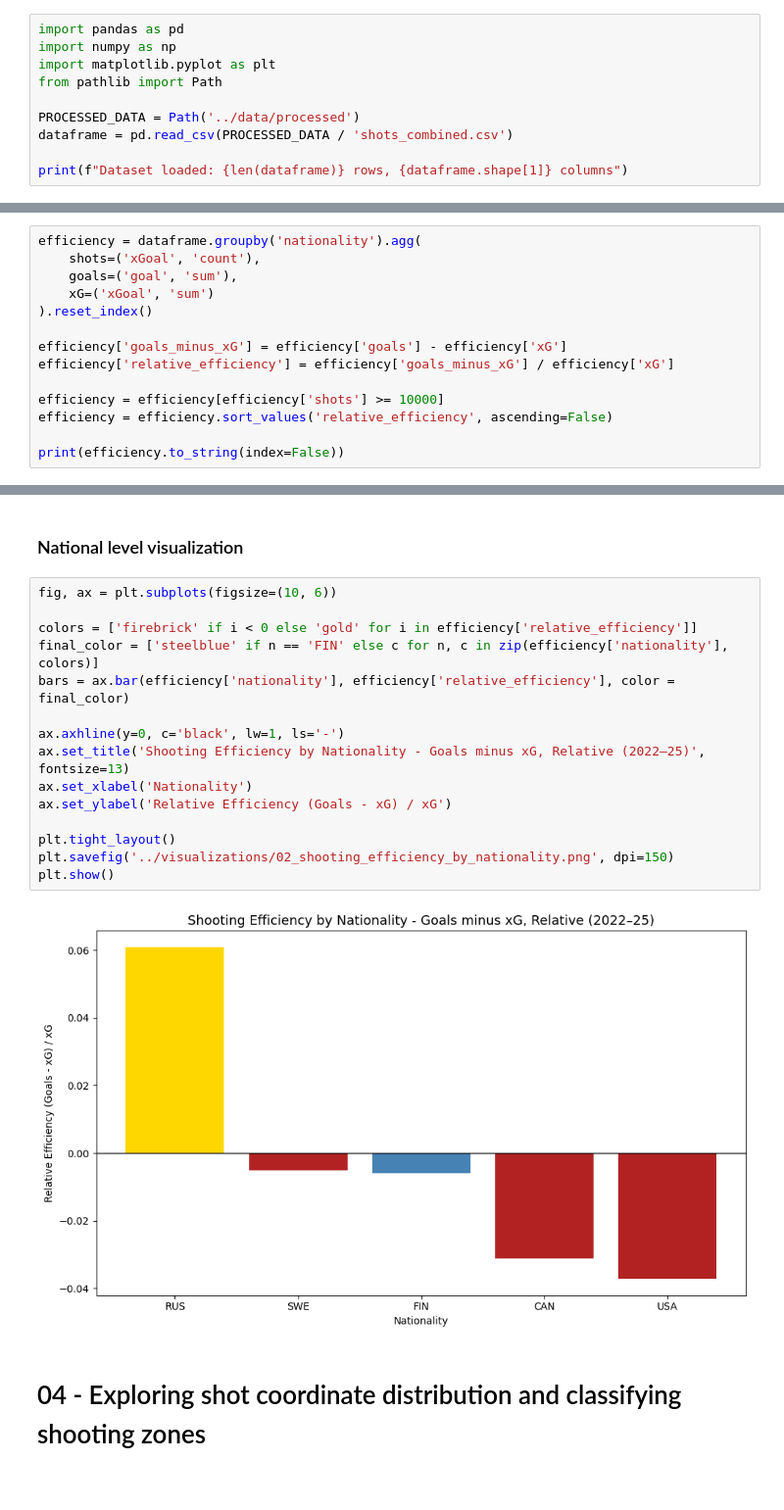
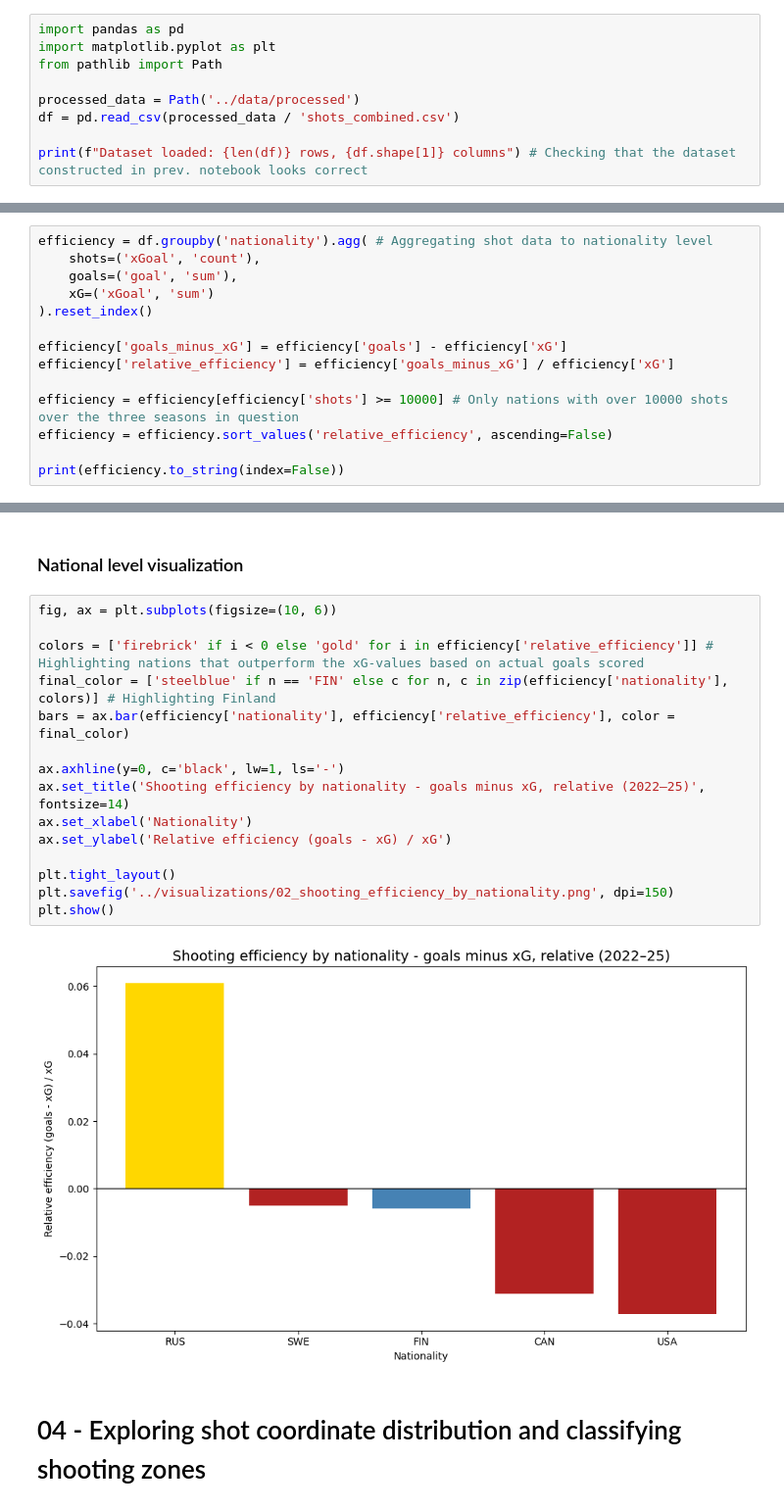
Before and after one commit to juusojf/analysis-on-finnish-nhlers-shooting-efficiency, a Jupyter notebook: notebooks/02_eda.ipynb, the cells around one changed output, grey strips where cells are left out. Shown at 98% size. Cells and saved outputs as stored; diff of their text form.

Commit message:
added some comments and did little polishing to the code in notebook 02

```diff
--- a/notebooks/02_eda.ipynb
+++ b/notebooks/02_eda.ipynb
@@ -18,14 +18,13 @@ and guides the analytical decisions made in subsequent notebooks.
 4. Are there any unexpected patterns or data quality issues?
 # %%
 import pandas as pd
-import numpy as np
 import matplotlib.pyplot as plt
 from pathlib import Path
 
-PROCESSED_DATA = Path('../data/processed')
-dataframe = pd.read_csv(PROCESSED_DATA / 'shots_combined.csv')
+processed_data = Path('../data/processed')
+df = pd.read_csv(processed_data / 'shots_combined.csv')
 
-print(f"Dataset loaded: {len(dataframe)} rows, {dataframe.shape[1]} columns")
+print(f"Dataset loaded: {len(df)} rows, {df.shape[1]} columns") # Checking that the dataset constructed in prev. notebook looks correct
 # %% [output]
 Dataset loaded: 338141 rows, 126 columns
 # %% [markdown]
@@ -103,7 +101,7 @@ plt.show()
 # %% [markdown]
 ### Shooting efficiency on national level (goals vs. xG)
 # %%
-efficiency = dataframe.groupby('nationality').agg(
+efficiency = df.groupby('nationality').agg( # Aggregating shot data to nationality level
     shots=('xGoal', 'count'),
     goals=('goal', 'sum'),
     xG=('xGoal', 'sum')
@@ -112,7 +110,7 @@ efficiency = dataframe.groupby('nationality').agg(
 efficiency['goals_minus_xG'] = efficiency['goals'] - efficiency['xG']
 efficiency['relative_efficiency'] = efficiency['goals_minus_xG'] / efficiency['xG']
 
-efficiency = efficiency[efficiency['shots'] >= 10000]
+efficiency = efficiency[efficiency['shots'] >= 10000] # Only nations with over 10000 shots over the three seasons in question
 efficiency = efficiency.sort_values('relative_efficiency', ascending=False)
 
 print(efficiency.to_string(index=False))
@@ -128,20 +126,20 @@ nationality  shots  goals           xG  goals_minus_xG  relative_efficiency
 # %%
 fig, ax = plt.subplots(figsize=(10, 6))
 
-colors = ['firebrick' if i < 0 else 'gold' for i in efficiency['relative_efficiency']]
-final_color = ['steelblue' if n == 'FIN' else c for n, c in zip(efficiency['nationality'], colors)]
+colors = ['firebrick' if i < 0 else 'gold' for i in efficiency['relative_efficiency']] # Highlighting nations that outperform the xG-values based on actual goals scored
+final_color = ['steelblue' if n == 'FIN' else c for n, c in zip(efficiency['nationality'], colors)] # Highlighting Finland
 bars = ax.bar(efficiency['nationality'], efficiency['relative_efficiency'], color = final_color)
 
 ax.axhline(y=0, c='black', lw=1, ls='-')
-ax.set_title('Shooting Efficiency by Nationality - Goals minus xG, Relative (2022–25)', fontsize=13)
+ax.set_title('Shooting efficiency by nationality - goals minus xG, relative (2022–25)', fontsize=14)
 ax.set_xlabel('Nationality')
-ax.set_ylabel('Relative Efficiency (Goals - xG) / xG')
+ax.set_ylabel('Relative efficiency (goals - xG) / xG')
 
 plt.tight_layout()
 plt.savefig('../visualizations/02_shooting_efficiency_by_nationality.png', dpi=150)
 plt.show()
 # %% [output]
-[figure, old version]
+[figure, new version]
 # %% [markdown]
 # 04 - Exploring shot coordinate distribution and classifying shooting zones
 # %%
```
Also changed, not shown: parts of 12 cells of this notebook, 3 other files.
